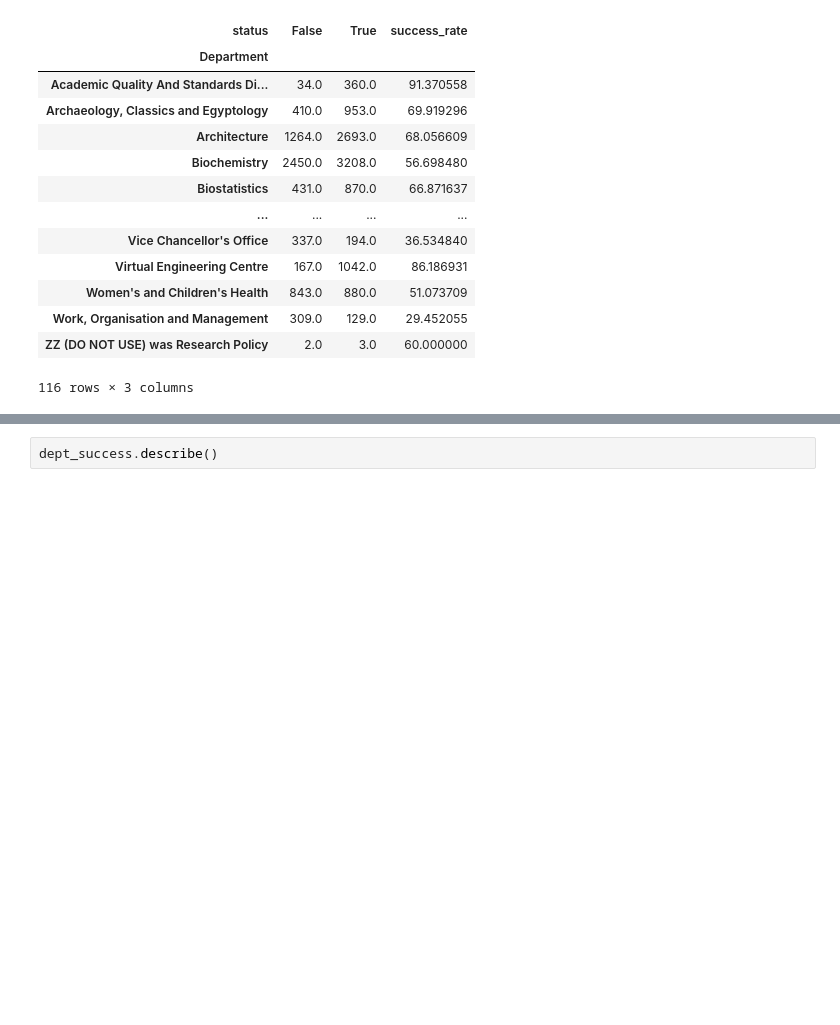
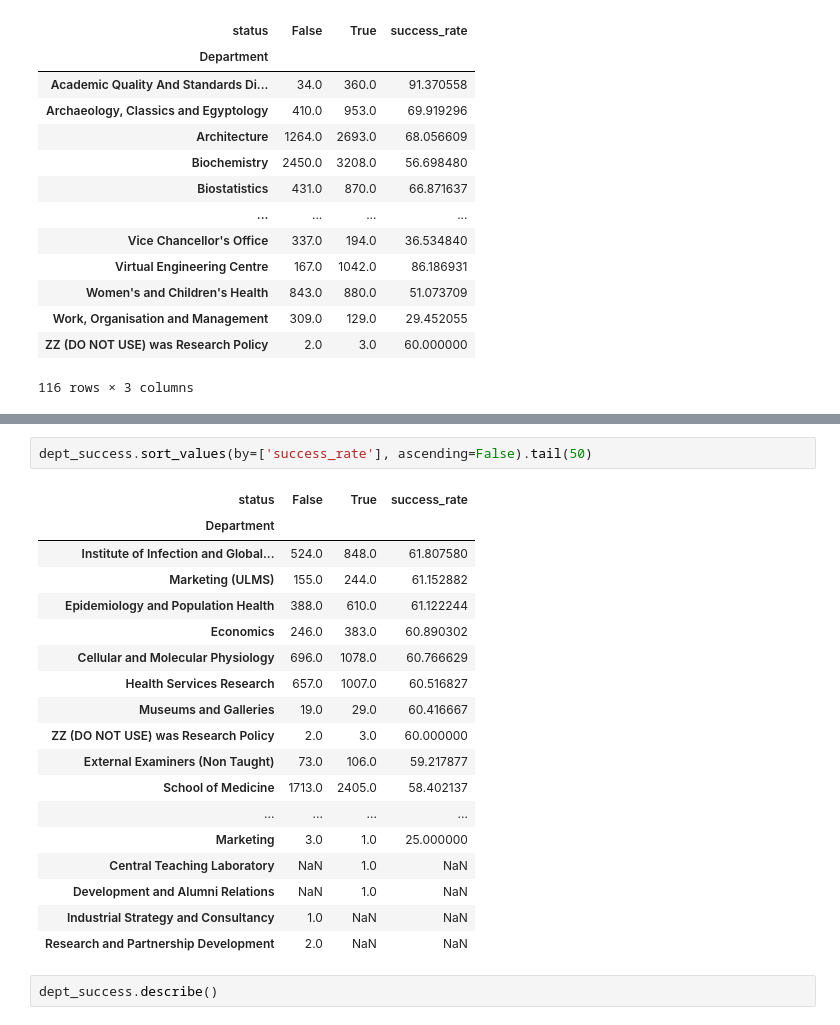
Before and after one commit to katerinachat/Molecules, a Jupyter notebook: papers_analysis/missing_papers.ipynb, the cells around one changed output, grey strips where cells are left out. Saved outputs shown, nothing was run; the diff lists cells and outputs as text; blank space fills up the shorter version.

```diff
--- a/papers_analysis/missing_papers.ipynb
+++ b/papers_analysis/missing_papers.ipynb
@@ -160,3 +181,24 @@ dept_success
+# %%
+dept_success.sort_values(by=['success_rate'], ascending=False).tail(50)
+# %% [output]
+| status | False | True | success_rate |
+| Department |  |  |  |
+| Institute of Infection and Global... | 524.0 | 848.0 | 61.807580 |
+| Marketing (ULMS) | 155.0 | 244.0 | 61.152882 |
+| Epidemiology and Population Health | 388.0 | 610.0 | 61.122244 |
+| Economics | 246.0 | 383.0 | 60.890302 |
+| Cellular and Molecular Physiology | 696.0 | 1078.0 | 60.766629 |
+| Health Services Research | 657.0 | 1007.0 | 60.516827 |
+| Museums and Galleries | 19.0 | 29.0 | 60.416667 |
+| ZZ (DO NOT USE) was Research Policy | 2.0 | 3.0 | 60.000000 |
+| External Examiners (Non Taught) | 73.0 | 106.0 | 59.217877 |
+| School of Medicine | 1713.0 | 2405.0 | 58.402137 |
+| ... | ... | ... | ... |
+| Marketing | 3.0 | 1.0 | 25.000000 |
+| Central Teaching Laboratory | NaN | 1.0 | NaN |
+| Development and Alumni Relations | NaN | 1.0 | NaN |
+| Industrial Strategy and Consultancy | 1.0 | NaN | NaN |
+| Research and Partnership Development | 2.0 | NaN | NaN |
 # %%
 dept_success.describe()
 # %% [output]
```
Also changed, not shown: parts of 1 cell of this notebook, 27 other files.
